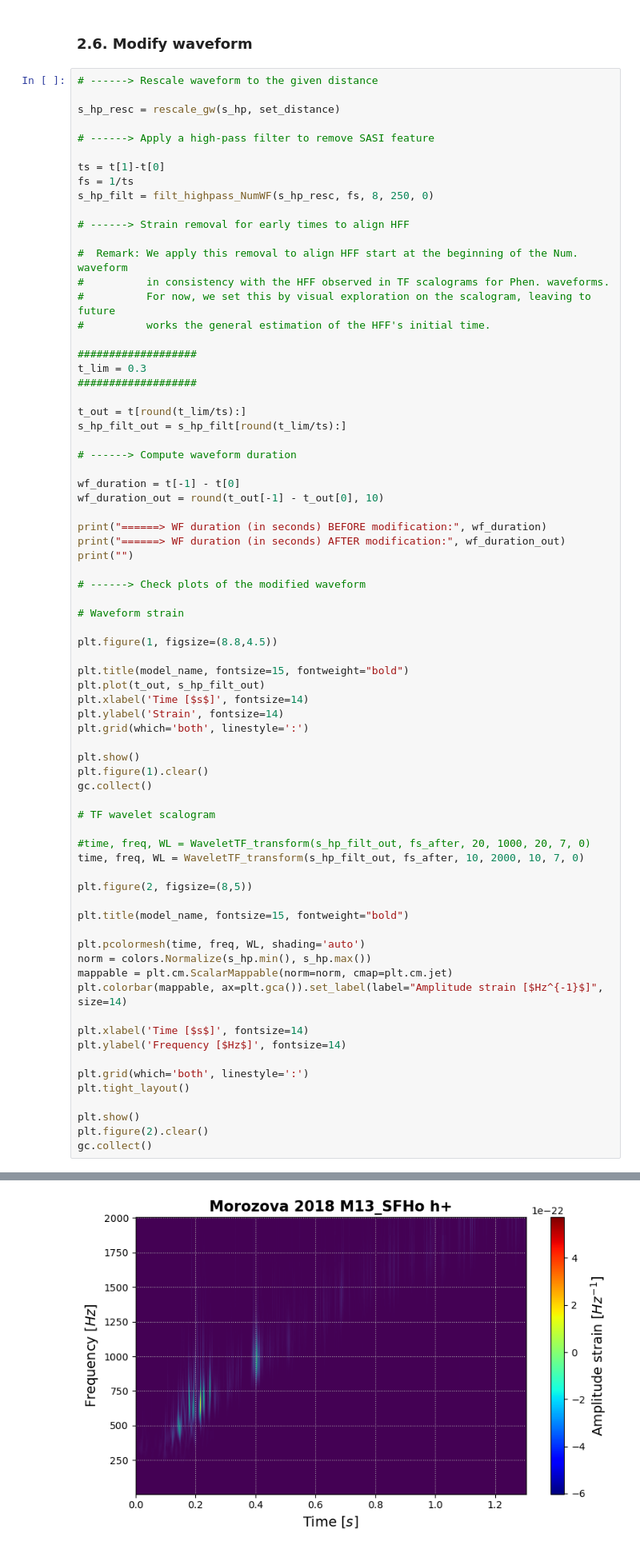
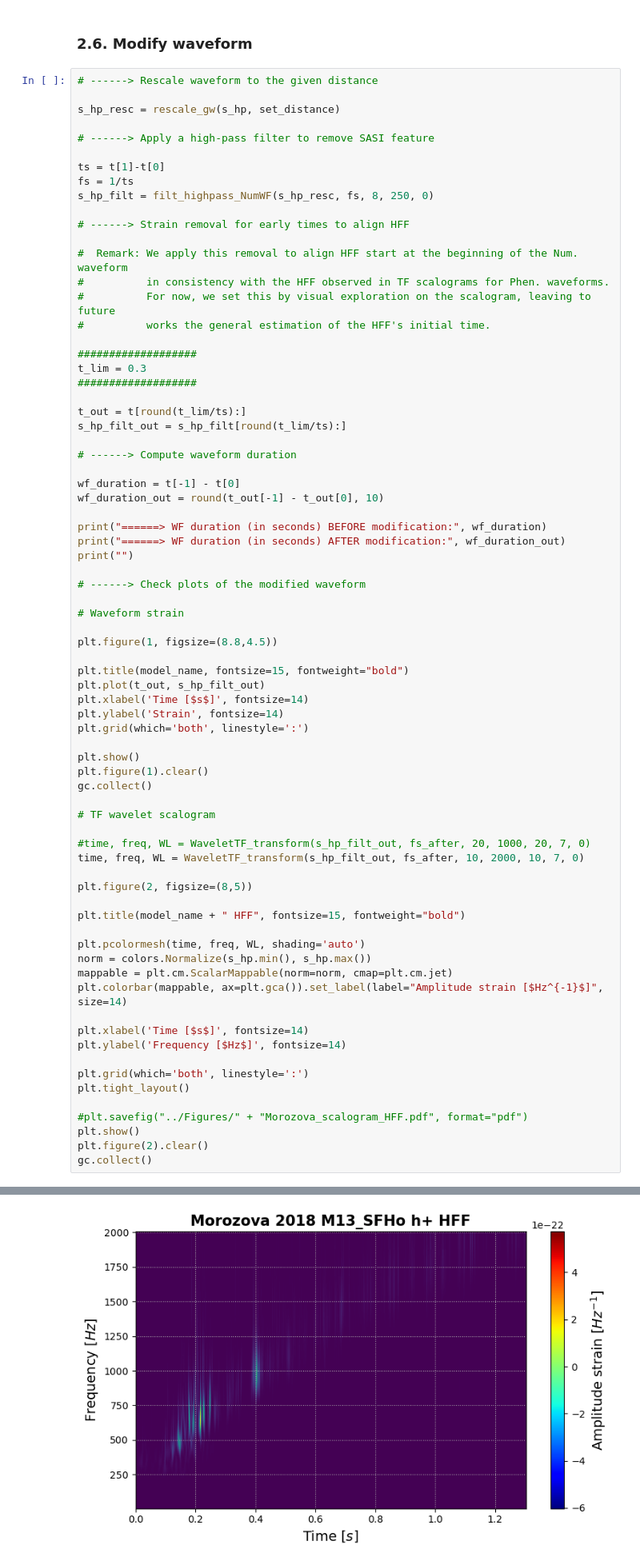
Before and after one commit to ManuelDMorales/datagen-sngw-genrel, a Jupyter notebook: Codes/WaveformGenRel_Explorer.ipynb, the cells around one changed output, grey strips where cells are left out. Shown at 80% size. Saved outputs shown, nothing was run; the diff lists cells and outputs as text.

```diff
--- a/Codes/WaveformGenRel_Explorer.ipynb
+++ b/Codes/WaveformGenRel_Explorer.ipynb
@@ -838,32 +839,33 @@ time, freq, WL = WaveletTF_transform(s_hp_filt_out, fs_after, 10, 2000, 10, 7, 0
 
 plt.figure(2, figsize=(8,5))
 
-plt.title(model_name, fontsize=15, fontweight="bold")
+plt.title(model_name + " HFF", fontsize=15, fontweight="bold")
 
 plt.pcolormesh(time, freq, WL, shading='auto')
 norm = colors.Normalize(s_hp.min(), s_hp.max())
 mappable = plt.cm.ScalarMappable(norm=norm, cmap=plt.cm.jet)
 plt.colorbar(mappable, ax=plt.gca()).set_label(label="Amplitude strain [$Hz^{-1}$]", size=14)
 
 plt.xlabel('Time [$s$]', fontsize=14)
 plt.ylabel('Frequency [$Hz$]', fontsize=14)
 
 plt.grid(which='both', linestyle=':')
 plt.tight_layout()
 
+#plt.savefig("../Figures/" + "Morozova_scalogram_HFF.pdf", format="pdf")
 plt.show()
 plt.figure(2).clear()
 gc.collect()
 # %% [output]
 ****** Butterworth filter's coefficients  ******
 
 Input: [  0.371292    -2.97033601  10.39617602 -20.79235204  25.99044006
  -20.79235204  10.39617602  -2.97033601   0.371292  ]
 Output: [  1.          -6.0355128   16.12804997 -24.88768569  24.23088494
  -15.22839995   6.02867932  -1.37368178   0.13785775]
 
 ======> WF duration (in seconds) BEFORE modification: 1.602783203125
 ======> WF duration (in seconds) AFTER modification: 1.302734375
 [figure]
 <Figure size 640x480 with 0 Axes>
-[figure, old version]
+[figure, new version]
```
Also changed, not shown: parts of 7 cells of this notebook.
